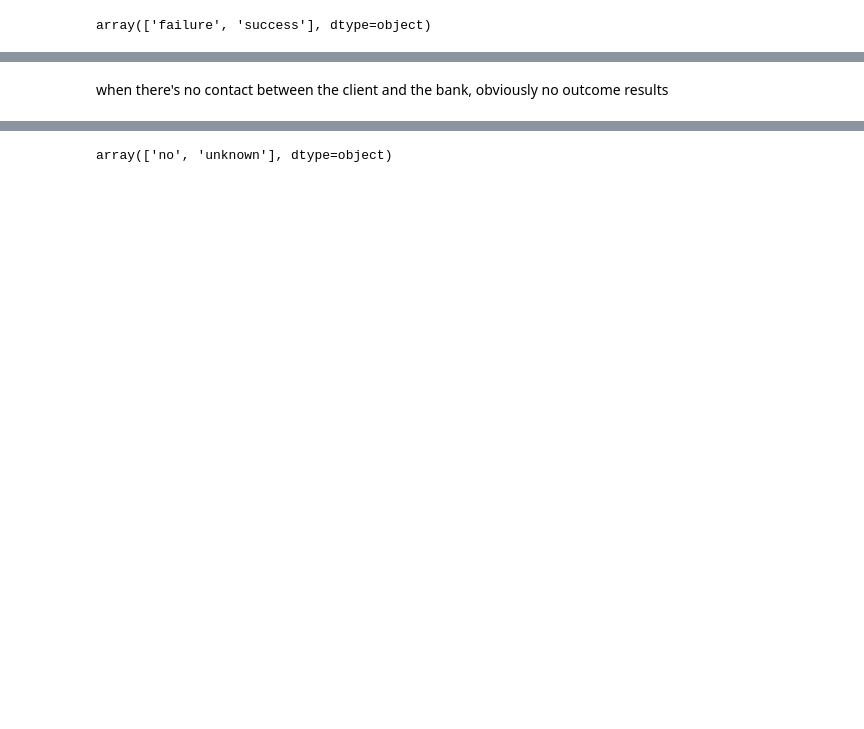
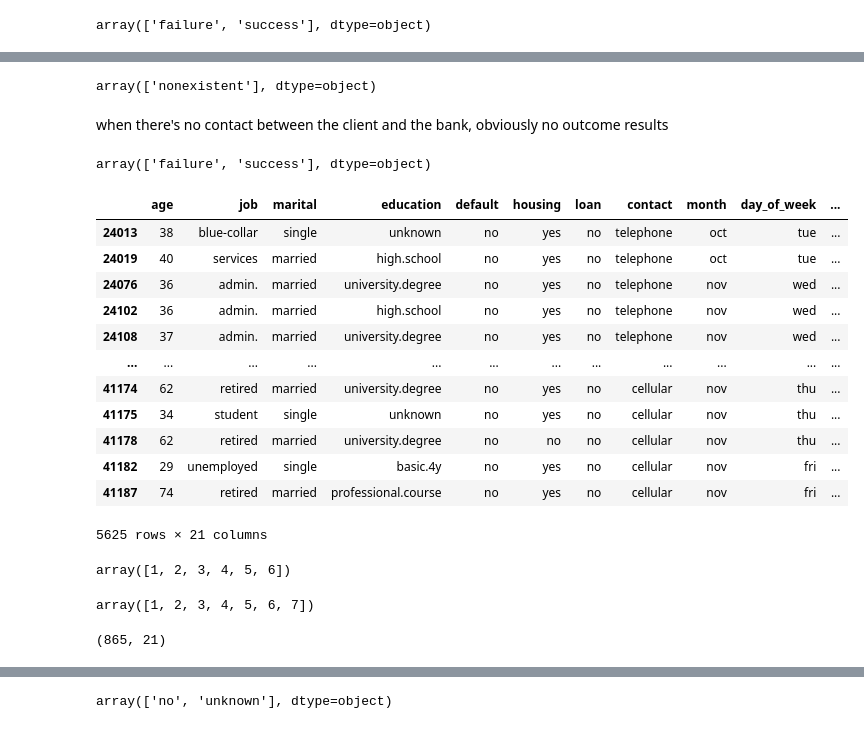
Before and after one commit to TarekMohamed1999/bank_marketing, a Jupyter notebook: Data Cleaning/Bank Marketing Campaign - Reema Al-Otaibi.ipynb, the cells around one changed output, grey strips where cells are left out. Drawn from its saved outputs; the diff is of its cells as text; code cells hidden in the pictures; blank space fills up the shorter version.

```diff
--- a/Data Cleaning/Bank Marketing Campaign - Reema Al-Otaibi.ipynb
+++ b/Data Cleaning/Bank Marketing Campaign - Reema Al-Otaibi.ipynb
@@ -154,2 +153,6 @@ array(['failure', 'success'], dtype=object)
+# %%
+prev_zero['poutcome'].unique()
+# %% [output]
+array(['nonexistent'], dtype=object)
 # %% [markdown]
 when there's no contact between the client and the bank, obviously no outcome results
@@ -157,0 +161,20 @@ when there's no contact between the client and the bank, obviously no outcome re
+# %%
+prev['poutcome'].unique()
+# %% [output]
+array(['failure', 'success'], dtype=object)
+# %%
+prev_one
+# %% [output]
+|  | age | job | marital | education | default | housing | loan | contact | month | day_of_week | ... |
+| 24013 | 38 | blue-collar | single | unknown | no | yes | no | telephone | oct | tue | ... |
+| 24019 | 40 | services | married | high.school | no | yes | no | telephone | oct | tue | ... |
+| 24076 | 36 | admin. | married | university.degree | no | yes | no | telephone | nov | wed | ... |
+| 24102 | 36 | admin. | married | high.school | no | yes | no | telephone | nov | wed | ... |
+| 24108 | 37 | admin. | married | university.degree | no | yes | no | telephone | nov | wed | ... |
+| ... | ... | ... | ... | ... | ... | ... | ... | ... | ... | ... | ... |
+| 41174 | 62 | retired | married | university.degree | no | yes | no | cellular | nov | thu | ... |
+| 41175 | 34 | student | single | unknown | no | yes | no | cellular | nov | thu | ... |
+| 41178 | 62 | retired | married | university.degree | no | no | no | cellular | nov | thu | ... |
+| 41182 | 29 | unemployed | single | basic.4y | no | yes | no | cellular | nov | fri | ... |
+| 41187 | 74 | retired | married | professional.course | no | yes | no | cellular | nov | fri | ... |
+5625 rows × 21 columns
@@ -157,0 +183,4 @@ when there's no contact between the client and the bank, obviously no outcome re
+# %%
+prev['previous'].unique()
+# %% [output]
+array([1, 2, 3, 4, 5, 6])
@@ -157,0 +189,9 @@ when there's no contact between the client and the bank, obviously no outcome re
+# %%
+prev['previous'].unique()
+# %% [output]
+array([1, 2, 3, 4, 5, 6, 7])
+# %%
+prev = bank_df.loc[(bank_df['poutcome'] == 'success') & (bank_df['previous'] == 1)]
+prev.shape
+# %% [output]
+(865, 21)
```
Also changed, not shown: parts of 83 cells of this notebook.
